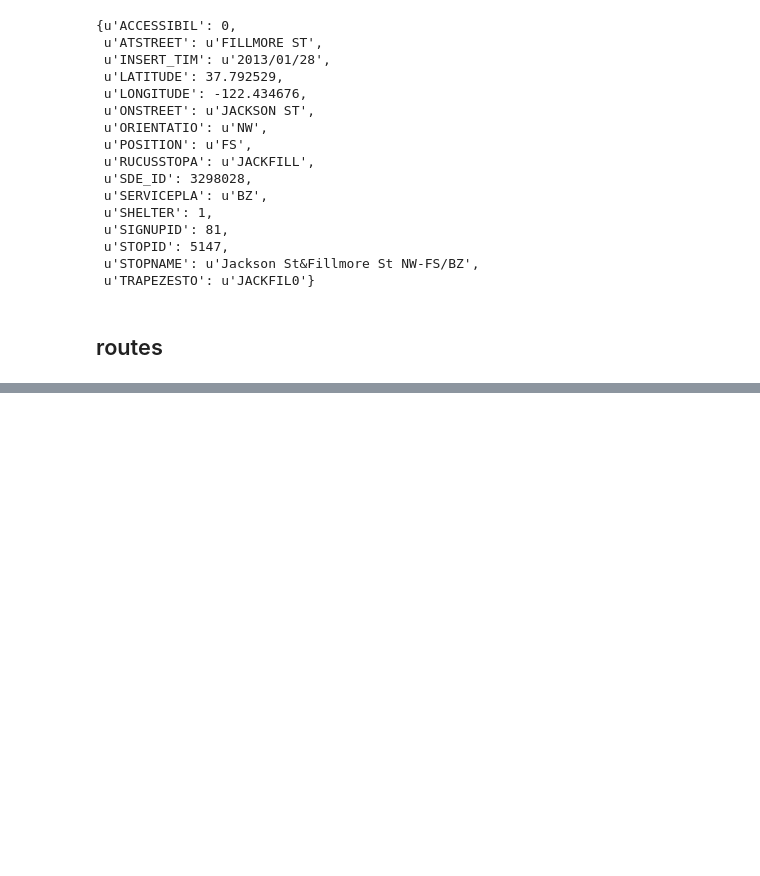
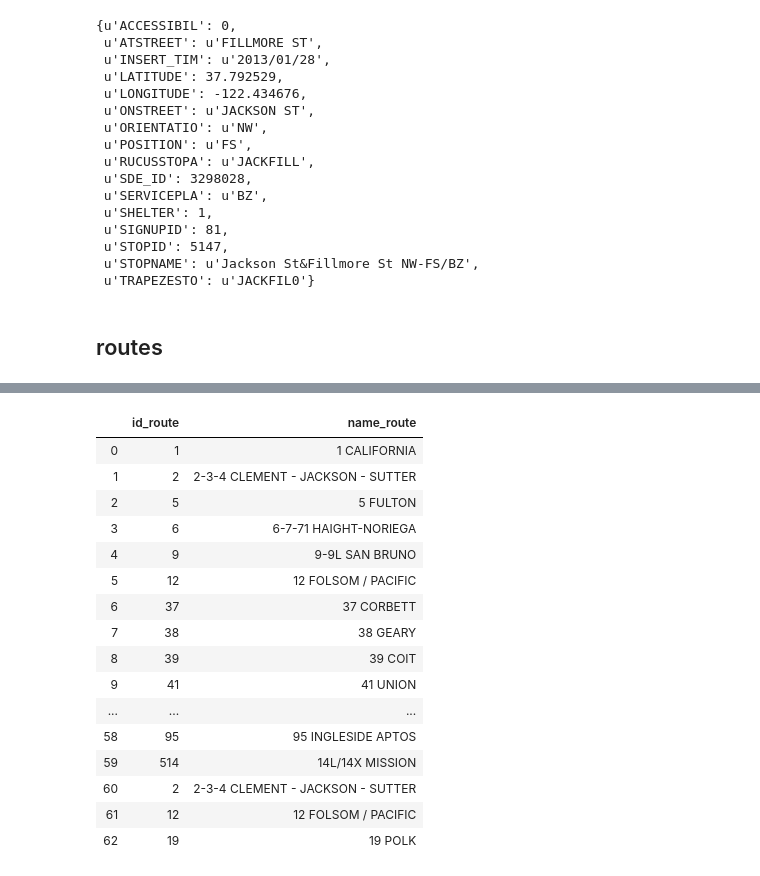
Before and after one commit to adamgreenhall/urban-data-challenge, a Jupyter notebook: parse_data_sf.ipynb, the cells around one changed output, grey strips where cells are left out. Drawn from its saved outputs; the diff is of its cells as text; code cells hidden in the pictures; blank space fills up the shorter version.

```diff
--- a/parse_data_sf.ipynb
+++ b/parse_data_sf.ipynb
@@ -377,11 +403,36 @@ route_data['objects']['routes']['geometries'][0]['properties']
 # %%
 replacements = {
     'LINENAME': 'name_route',
-    'LINEID': 'id_route',
+    # 'LINEABBR': 'id_route',
     }
 for obj in route_data['objects']['routes']['geometries']:
-    properties = pd.Series(obj['properties']).rename(replacements)[replacements.values()]
-    obj['properties'] = properties.to_dict()
+    properties = pd.Series(obj['properties']).rename(replacements)[replacements.values()].to_dict()
+    properties['id_route'] = route_df.ix[obj['properties']['LINEID'], 'id_route']
+    obj['properties'] = properties
 
-with open('web/san-francisco/routes.json', 'w+') as f:
+route_data['objects']['routes']['geometries'] = filter(
+    lambda obj: pd.notnull(obj['properties']['id_route']),
+    route_data['objects']['routes']['geometries'])
+
+with open('web/data/san-francisco/routes.json', 'w+') as f:
     f.write(json.dumps(route_data))
+# %%
+pd.DataFrame(map(lambda obj: obj['properties'], route_data['objects']['routes']['geometries']))
+# %% [output]
+|  | id_route | name_route |
+| 0 | 1 | 1 CALIFORNIA |
+| 1 | 2 | 2-3-4 CLEMENT - JACKSON - SUTTER |
+| 2 | 5 | 5 FULTON |
+| 3 | 6 | 6-7-71 HAIGHT-NORIEGA |
+| 4 | 9 | 9-9L SAN BRUNO |
+| 5 | 12 | 12 FOLSOM / PACIFIC |
+| 6 | 37 | 37 CORBETT |
+| 7 | 38 | 38 GEARY |
+| 8 | 39 | 39 COIT |
+| 9 | 41 | 41 UNION |
+| ... | ... | ... |
+| 58 | 95 | 95 INGLESIDE APTOS |
+| 59 | 514 | 14L/14X MISSION |
+| 60 | 2 | 2-3-4 CLEMENT - JACKSON - SUTTER |
+| 61 | 12 | 12 FOLSOM / PACIFIC |
+| 62 | 19 | 19 POLK |
```
Also changed, not shown: parts of 6 cells of this notebook, 4 other files.
